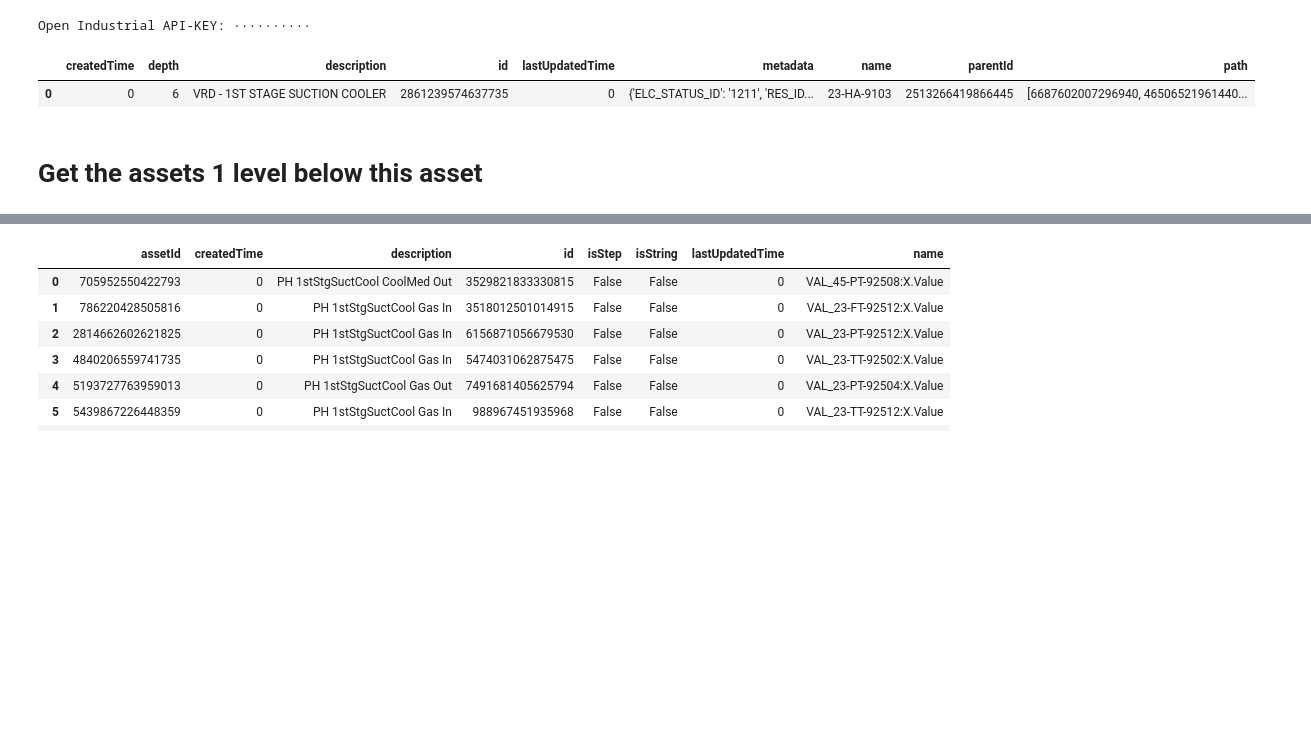
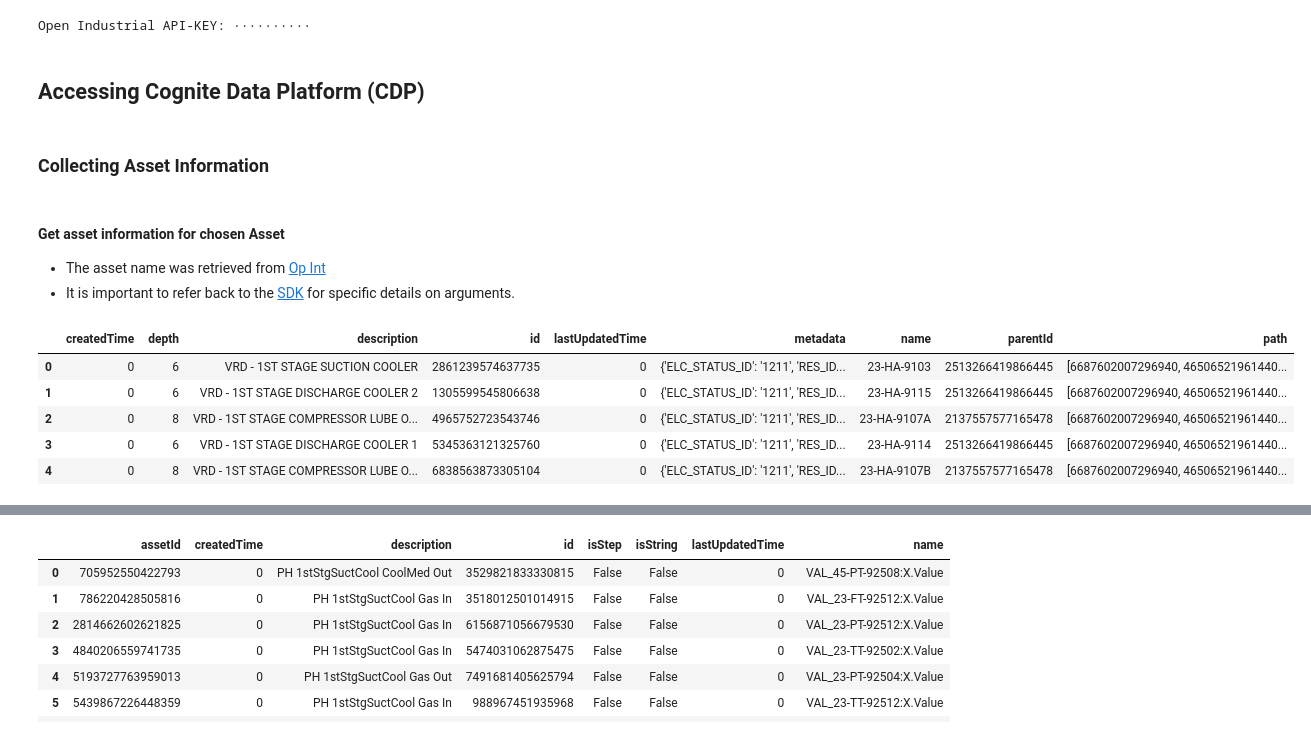
Before and after one commit to senickel/CDP-Exploration-1, a Jupyter notebook: Introduction_to_Data_Visualization_CDP.ipynb, the cells around one changed output, grey strips where cells are left out. Cells and saved outputs as stored; diff of their text form; code cells hidden in the pictures; blank space fills up the shorter version.

```diff
--- a/Introduction_to_Data_Visualization_CDP.ipynb
+++ b/Introduction_to_Data_Visualization_CDP.ipynb
@@ -50,14 +54,22 @@ from cognite import CogniteClient
 client = CogniteClient(api_key=getpass("Open Industrial API-KEY: "))
 # %% [output]
 Open Industrial API-KEY: ··········
+# %% [markdown]
+## Accessing Cognite Data Platform (CDP)
+# %% [markdown]
+### Collecting Asset Information
+# %% [markdown]
+#### Get asset information for chosen Asset
+* The asset name was retrieved from [Op Int](https://opint.cogniteapp.com/publicdata/infographics/-LOHKEJPLvt0eRIZu8mE)
+* It is important to refer back to the [SDK](https://cognite-sdk-python.readthedocs-hosted.com/en/latest/cognite.html) for specific details on arguments.
 # %%
-# client.assets.search_for_assets(name="23-FV-92543").to_pandas()
 asset_name = "23-HA-9103"
 asset_df = client.assets.search_for_assets(name=asset_name).to_pandas()
-asset_df = asset_df[asset_df["name"] == asset_name]
-asset_df
+asset_df.head()
 # %% [output]
 |  | createdTime | depth | description | id | lastUpdatedTime | metadata | name | parentId | path |
 | 0 | 0 | 6 | VRD - 1ST STAGE SUCTION COOLER | 2861239574637735 | 0 | {'ELC_STATUS_ID': '1211', 'RES_ID... | 23-HA-9103 | 2513266419866445 | [6687602007296940, 46506521961440... |
+| 1 | 0 | 6 | VRD - 1ST STAGE DISCHARGE COOLER 2 | 1305599545806638 | 0 | {'ELC_STATUS_ID': '1211', 'RES_ID... | 23-HA-9115 | 2513266419866445 | [6687602007296940, 46506521961440... |
+| 2 | 0 | 8 | VRD - 1ST STAGE COMPRESSOR LUBE O... | 4965752723543746 | 0 | {'ELC_STATUS_ID': '1211', 'RES_ID... | 23-HA-9107A | 2137557577165478 | [6687602007296940, 46506521961440... |
+| 3 | 0 | 6 | VRD - 1ST STAGE DISCHARGE COOLER 1 | 5345363121325760 | 0 | {'ELC_STATUS_ID': '1211', 'RES_ID... | 23-HA-9114 | 2513266419866445 | [6687602007296940, 46506521961440... |
+| 4 | 0 | 8 | VRD - 1ST STAGE COMPRESSOR LUBE O... | 6838563873305104 | 0 | {'ELC_STATUS_ID': '1211', 'RES_ID... | 23-HA-9107B | 2137557577165478 | [6687602007296940, 46506521961440... |
-# %% [markdown]
-# Get the assets 1 level below this asset
```
Also changed, not shown: parts of 11 cells of this notebook.
